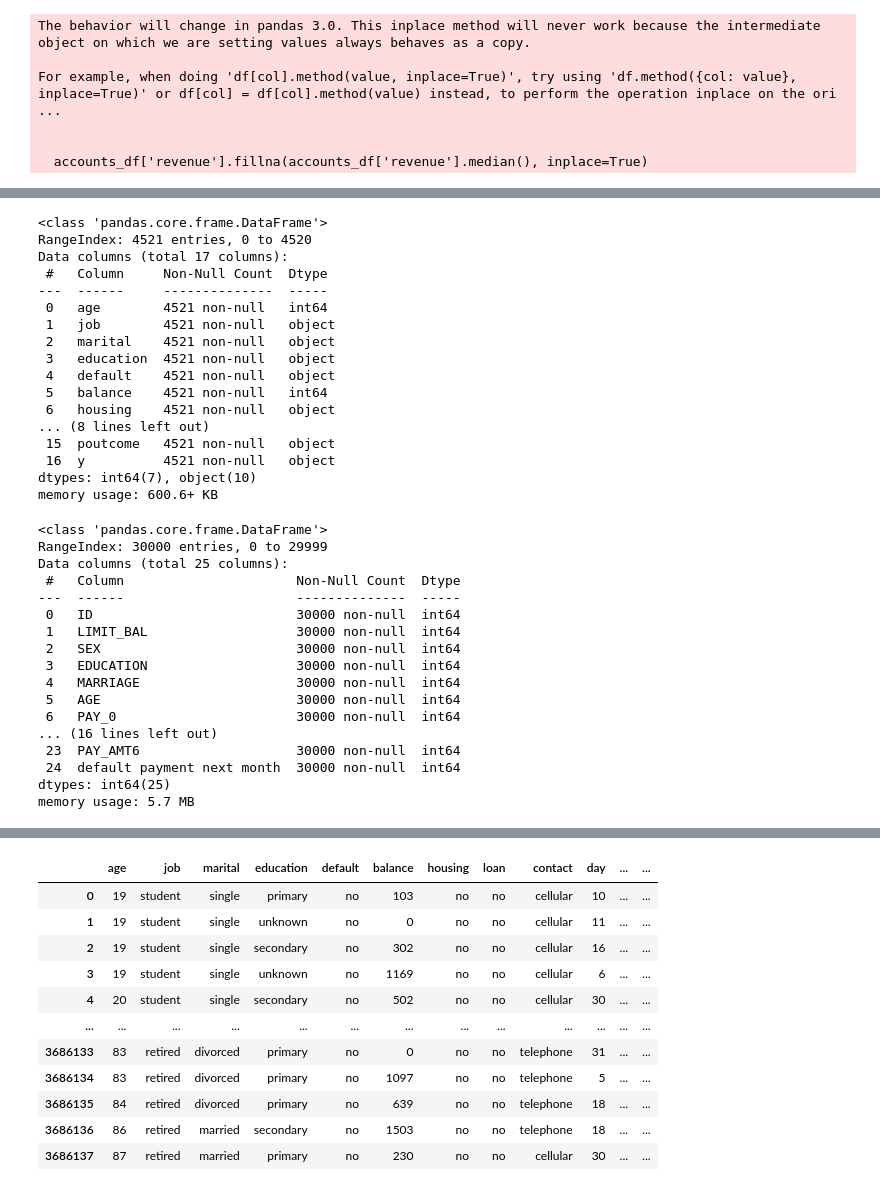
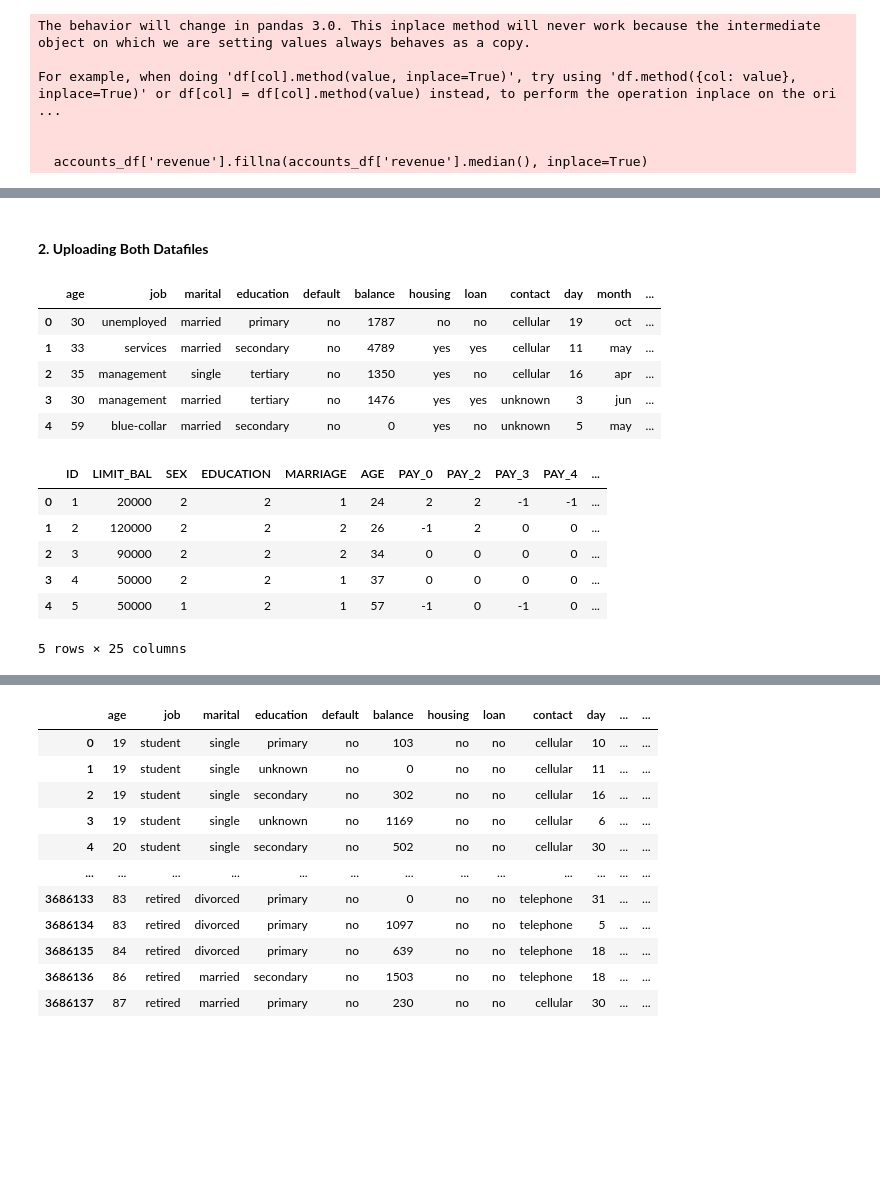
Before and after one commit to sadiq937/CrazyRobo_DM, a Jupyter notebook: ps1.ipynb, the cells around one changed output, grey strips where cells are left out. Cells and saved outputs as stored; diff of their text form; code cells hidden in the pictures; blank space fills up the shorter version.

```diff
--- a/ps1.ipynb
+++ b/ps1.ipynb
@@ -500,3 +525,5 @@ For example, when doing 'df[col].method(value, inplace=True)', try using 'df.met
+# %% [markdown]
+#### **2. Uploading Both Datafiles**
 # %%
 import pandas as pd
 
@@ -504,42 +531,21 @@ import pandas as pd
 bank_df = pd.read_csv("https://raw.githubusercontent.com/sadiq937/Shaik_DM/refs/heads/main/bank.csv", delimiter=';')
 credit_df = pd.read_csv("https://raw.githubusercontent.com/sadiq937/Shaik_DM/refs/heads/main/default%20of%20credit%20card%20clients.csv", skiprows=1)
 # %%
-bank_df.info()
+bank_df.head()
 # %% [output]
-<class 'pandas.core.frame.DataFrame'>
-RangeIndex: 4521 entries, 0 to 4520
-Data columns (total 17 columns):
- #   Column     Non-Null Count  Dtype
----  ------     --------------  -----
- 0   age        4521 non-null   int64
- 1   job        4521 non-null   object
- 2   marital    4521 non-null   object
- 3   education  4521 non-null   object
- 4   default    4521 non-null   object
- 5   balance    4521 non-null   int64
- 6   housing    4521 non-null   object
-... (8 lines left out)
- 15  poutcome   4521 non-null   object
- 16  y          4521 non-null   object
-dtypes: int64(7), object(10)
-memory usage: 600.6+ KB
+|  | age | job | marital | education | default | balance | housing | loan | contact | day | month | ... |
+| 0 | 30 | unemployed | married | primary | no | 1787 | no | no | cellular | 19 | oct | ... |
+| 1 | 33 | services | married | secondary | no | 4789 | yes | yes | cellular | 11 | may | ... |
+| 2 | 35 | management | single | tertiary | no | 1350 | yes | no | cellular | 16 | apr | ... |
+| 3 | 30 | management | married | tertiary | no | 1476 | yes | yes | unknown | 3 | jun | ... |
+| 4 | 59 | blue-collar | married | secondary | no | 0 | yes | no | unknown | 5 | may | ... |
 # %%
-credit_df.info()
+credit_df.head()
 # %% [output]
+|  | ID | LIMIT_BAL | SEX | EDUCATION | MARRIAGE | AGE | PAY_0 | PAY_2 | PAY_3 | PAY_4 | ... |
+| 0 | 1 | 20000 | 2 | 2 | 1 | 24 | 2 | 2 | -1 | -1 | ... |
+| 1 | 2 | 120000 | 2 | 2 | 2 | 26 | -1 | 2 | 0 | 0 | ... |
+| 2 | 3 | 90000 | 2 | 2 | 2 | 34 | 0 | 0 | 0 | 0 | ... |
+| 3 | 4 | 50000 | 2 | 2 | 1 | 37 | 0 | 0 | 0 | 0 | ... |
+| 4 | 5 | 50000 | 1 | 2 | 1 | 57 | -1 | 0 | -1 | 0 | ... |
-<class 'pandas.core.frame.DataFrame'>
-RangeIndex: 30000 entries, 0 to 29999
-Data columns (total 25 columns):
- #   Column                      Non-Null Count  Dtype
----  ------                      --------------  -----
- 0   ID                          30000 non-null  int64
- 1   LIMIT_BAL                   30000 non-null  int64
- 2   SEX                         30000 non-null  int64
- 3   EDUCATION                   30000 non-null  int64
- 4   MARRIAGE                    30000 non-null  int64
- 5   AGE                         30000 non-null  int64
- 6   PAY_0                       30000 non-null  int64
-... (16 lines left out)
- 23  PAY_AMT6                    30000 non-null  int64
- 24  default payment next month  30000 non-null  int64
-dtypes: int64(25)
-memory usage: 5.7 MB
+5 rows × 25 columns
```
Also changed, not shown: parts of 29 cells of this notebook.
